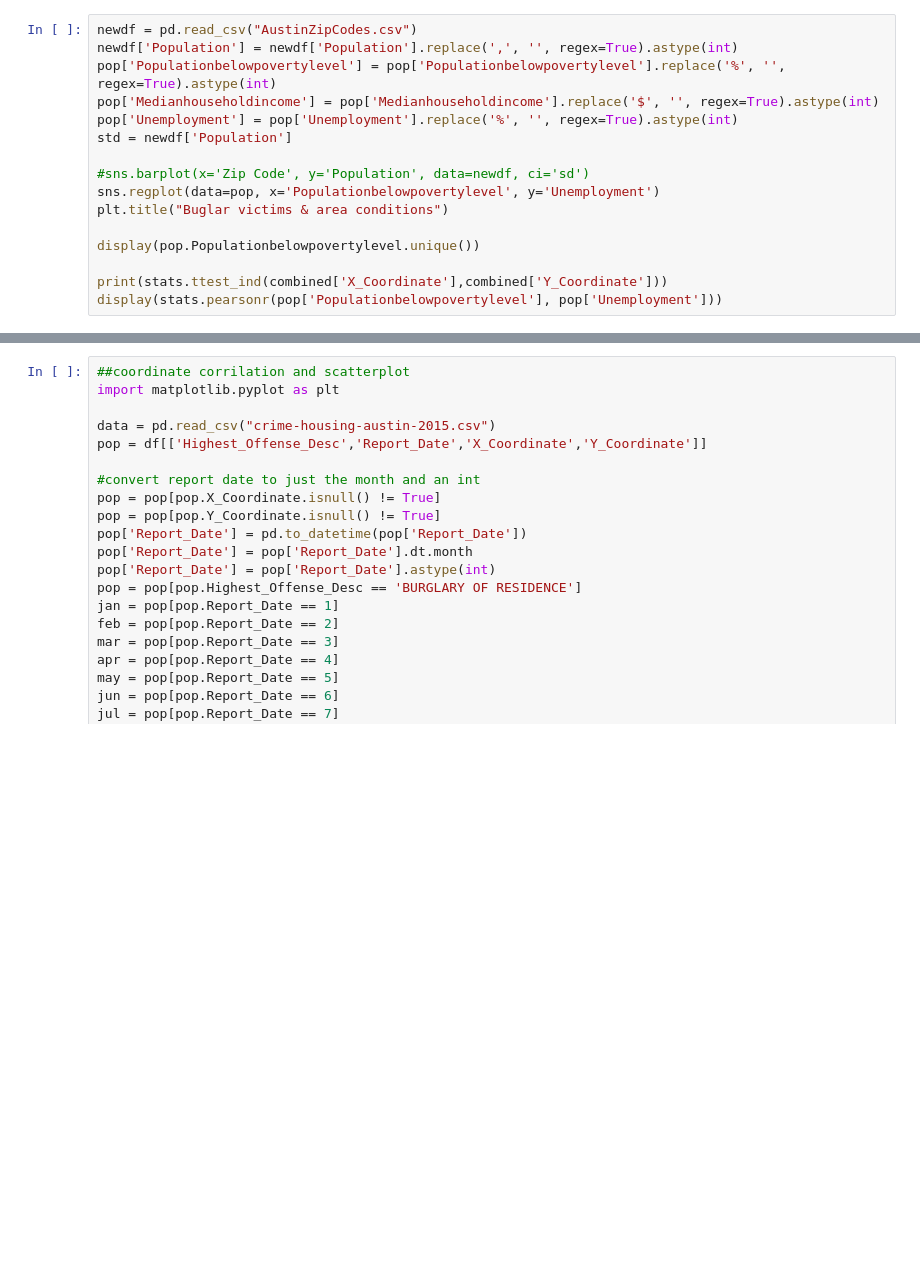
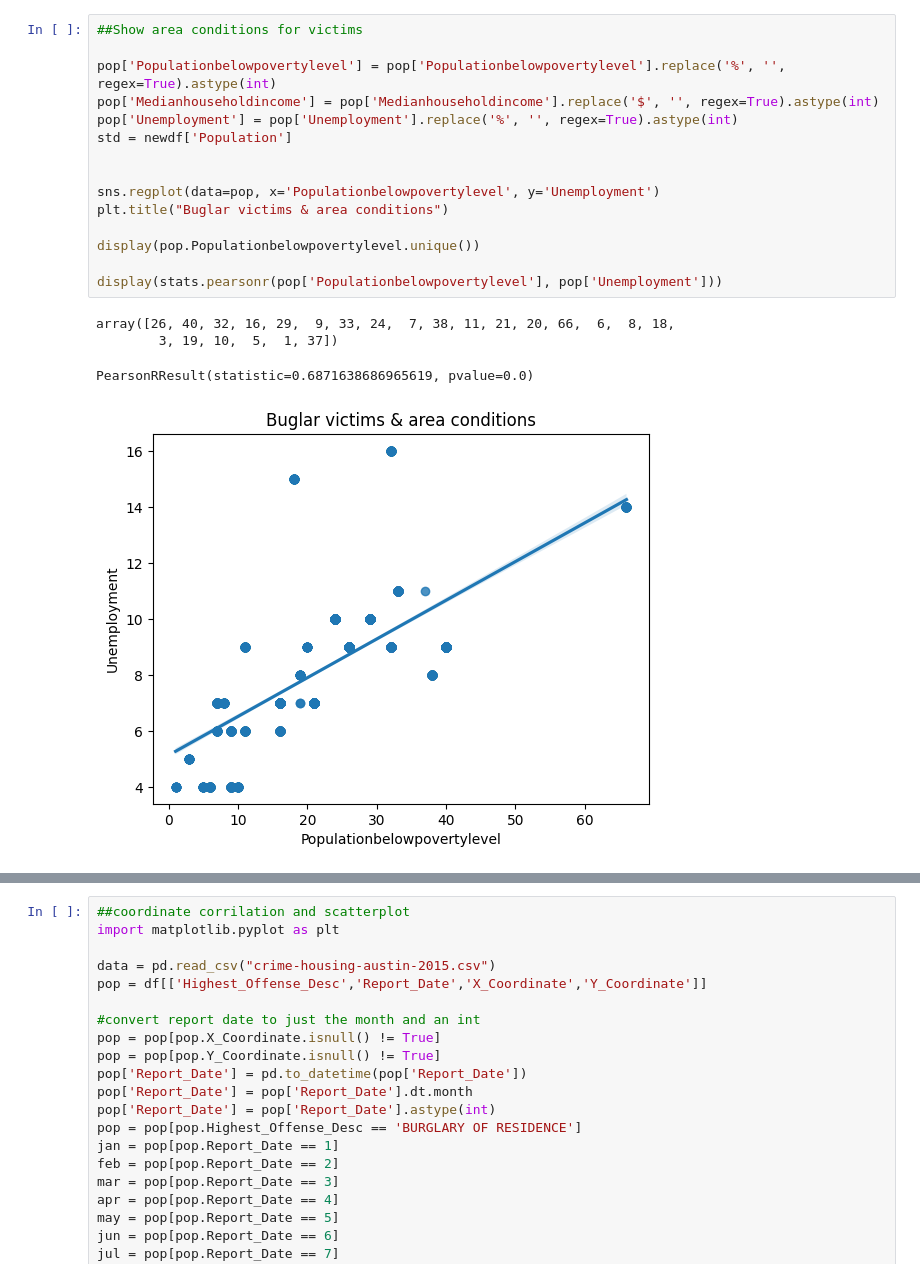
Before and after one commit to Logsterx7/cs5830_project2, a Jupyter notebook: project2.ipynb, the cells around one changed output, grey strips where cells are left out. Drawn from its saved outputs; the diff is of its cells as text; blank space fills up the shorter version.

Commit message:
All burglary data added

```diff
--- a/project2.ipynb
+++ b/project2.ipynb
@@ -49,16 +62,20 @@ plt.title("Buglar victims 100k-200k")
 # %%
-newdf = pd.read_csv("AustinZipCodes.csv")
-newdf['Population'] = newdf['Population'].replace(',', '', regex=True).astype(int)
+##Show area conditions for victims
+
 pop['Populationbelowpovertylevel'] = pop['Populationbelowpovertylevel'].replace('%', '', regex=True).astype(int)
 pop['Medianhouseholdincome'] = pop['Medianhouseholdincome'].replace('$', '', regex=True).astype(int)
 pop['Unemployment'] = pop['Unemployment'].replace('%', '', regex=True).astype(int)
 std = newdf['Population']
 
-#sns.barplot(x='Zip Code', y='Population', data=newdf, ci='sd')
+
 sns.regplot(data=pop, x='Populationbelowpovertylevel', y='Unemployment')
 plt.title("Buglar victims & area conditions")
 
 display(pop.Populationbelowpovertylevel.unique())
 
-print(stats.ttest_ind(combined['X_Coordinate'],combined['Y_Coordinate']))
 display(stats.pearsonr(pop['Populationbelowpovertylevel'], pop['Unemployment']))
+# %% [output]
+array([26, 40, 32, 16, 29,  9, 33, 24,  7, 38, 11, 21, 20, 66,  6,  8, 18,
+        3, 19, 10,  5,  1, 37])
+PearsonRResult(statistic=0.6871638686965619, pvalue=0.0)
+[figure, added]
```
Also changed, not shown: parts of 6 cells of this notebook.
